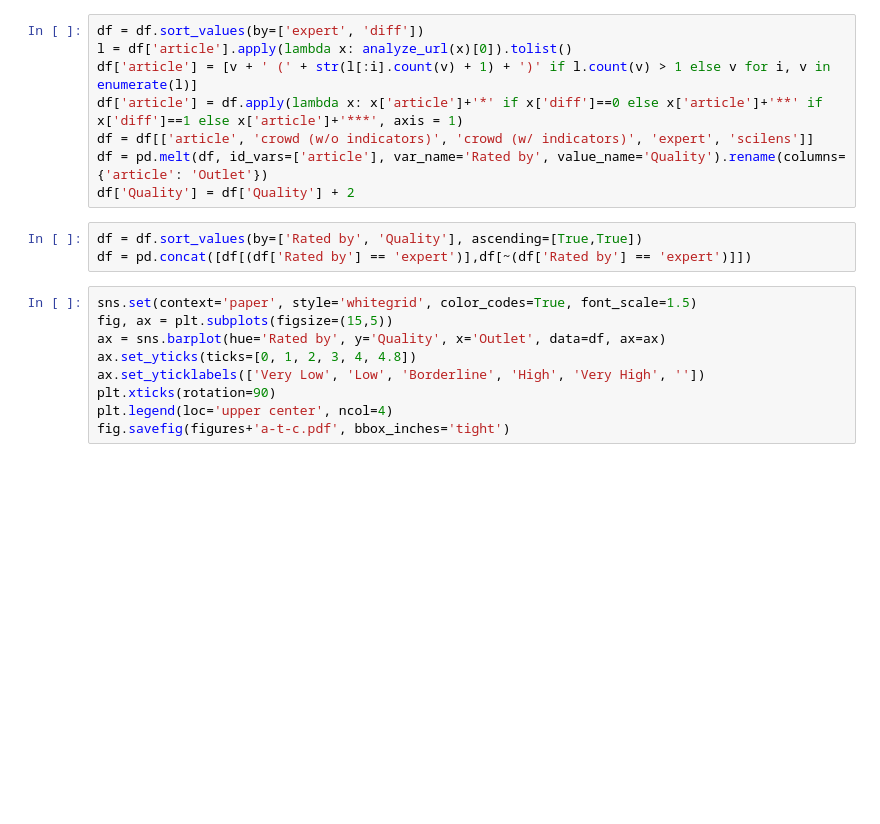
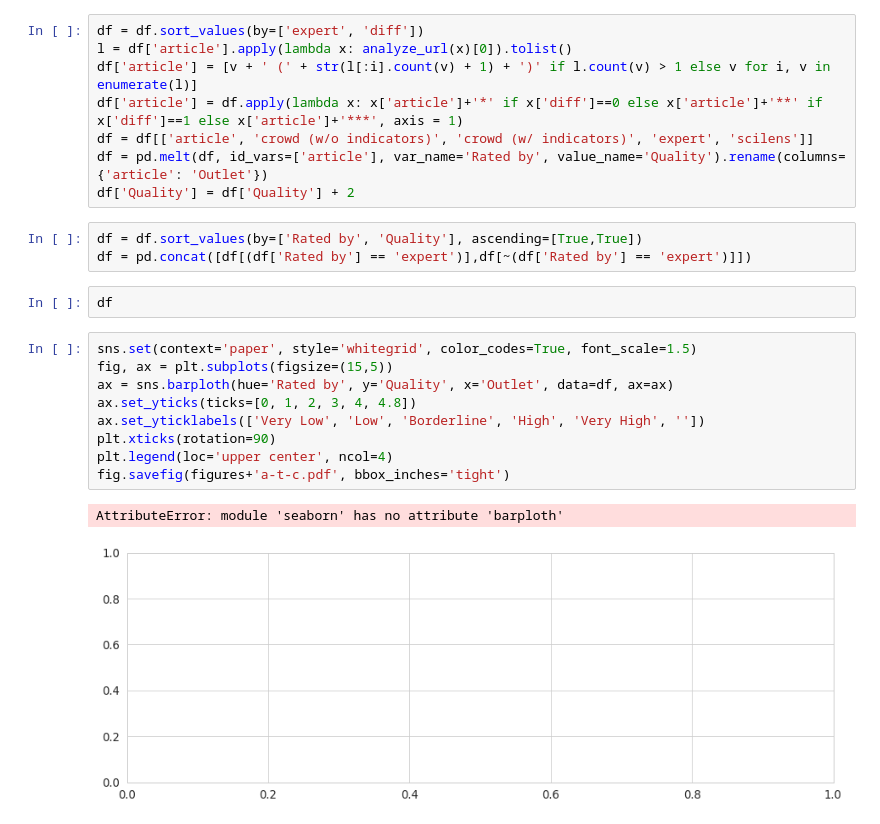
Before and after one commit to psmeros/SciLens, a Jupyter notebook: src/figures-atc.ipynb, the cells around one changed output. Cells and saved outputs as stored; diff of their text form; blank space fills up the shorter version.

Commit message:
Figures for exp3.

```diff
--- a/src/figures-atc.ipynb
+++ b/src/figures-atc.ipynb
@@ -68,12 +93,17 @@ df['Quality'] = df['Quality'] + 2
 # %%
 df = df.sort_values(by=['Rated by', 'Quality'], ascending=[True,True])
 df = pd.concat([df[(df['Rated by'] == 'expert')],df[~(df['Rated by'] == 'expert')]])
+# %%
+df
 # %%
 sns.set(context='paper', style='whitegrid', color_codes=True, font_scale=1.5)
 fig, ax = plt.subplots(figsize=(15,5))
-ax = sns.barplot(hue='Rated by', y='Quality', x='Outlet', data=df, ax=ax)
+ax = sns.barploth(hue='Rated by', y='Quality', x='Outlet', data=df, ax=ax)
 ax.set_yticks(ticks=[0, 1, 2, 3, 4, 4.8])
 ax.set_yticklabels(['Very Low', 'Low', 'Borderline', 'High', 'Very High', ''])
 plt.xticks(rotation=90)
 plt.legend(loc='upper center', ncol=4)
 fig.savefig(figures+'a-t-c.pdf', bbox_inches='tight')
+# %% [output]
+AttributeError: module 'seaborn' has no attribute 'barploth'
+[figure, added]
```
Also changed, not shown: parts of 5 cells of this notebook, 2 other files.
